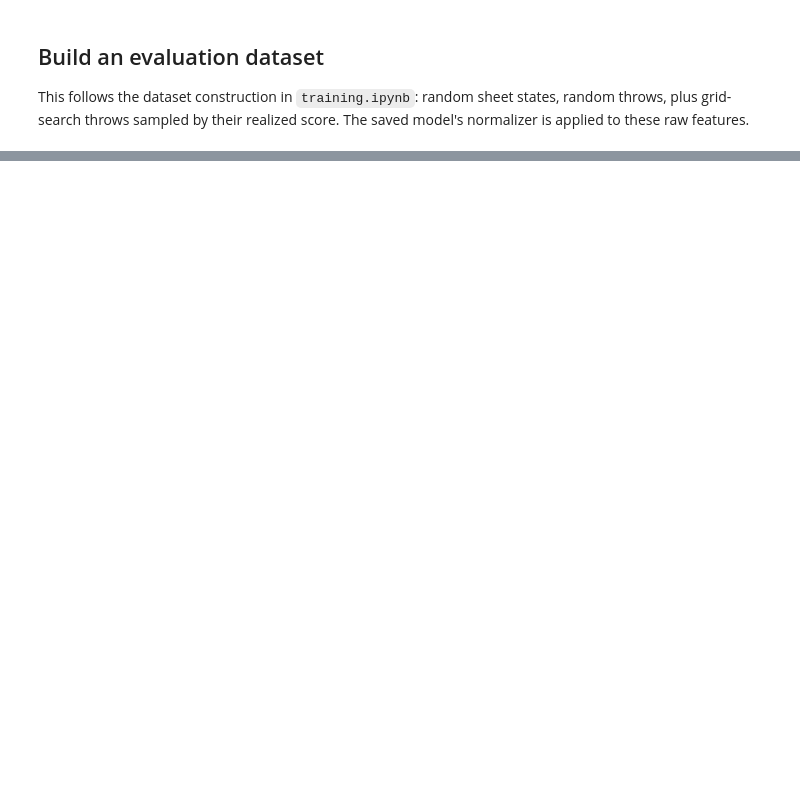
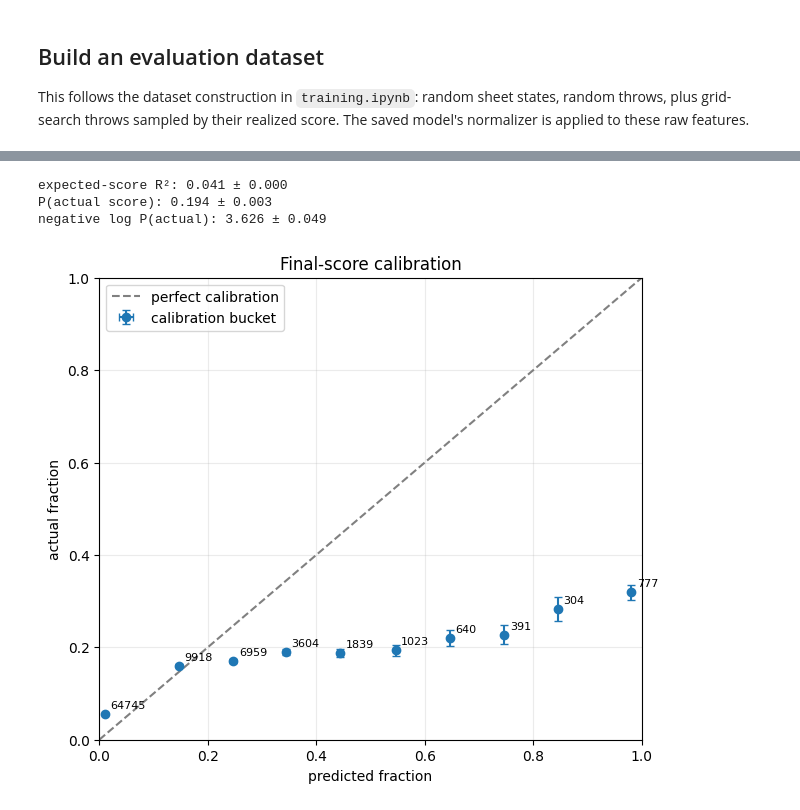
Before and after one commit to kendallzhu/curling, a Jupyter notebook: scratch/calibration_stats_demo.ipynb, the cells around one changed output, grey strips where cells are left out. Saved outputs shown, nothing was run; the diff lists cells and outputs as text; code cells hidden in the pictures; blank space fills up the shorter version.

Commit message:
fix calibration plot + add some asserts about probabilities summing to 1

```diff
--- a/scratch/calibration_stats_demo.ipynb
+++ b/scratch/calibration_stats_demo.ipynb
@@ -82,29 +96,37 @@ print(f'evaluation examples: {evaluation_data.size()}')
 # %%
-model_stats = stats.compute_stats(
+prediction_data = stats.create_prediction_dataframe(
     neural_network,
     evaluation_data,
-    score_values=np.arange(-num_stones_per_side, num_stones_per_side + 1),
+)
+model_stats = stats.compute_stats(
+    prediction_data,
     seed=2026,
 )
 
 print(f'expected-score R²: {model_stats.r_squared.value:.3f} ± {model_stats.r_squared.stderr:.3f}')
 print(f'P(actual score): {model_stats.correct_score_probability.value:.3f} ± {model_stats.correct_score_probability.stderr:.3f}')
 print(f'negative log P(actual): {model_stats.negative_log_probability.value:.3f} ± {model_stats.negative_log_probability.stderr:.3f}')
+# %% [output]
+expected-score R²: 0.041 ± 0.000
+P(actual score): 0.194 ± 0.003
+negative log P(actual): 3.626 ± 0.049
 # %%
 calibration = model_stats.calibration
-midpoints = np.array([(bucket.lower_bound + bucket.upper_bound) / 2 for bucket in calibration])
 predicted = np.array([bucket.predicted_fraction for bucket in calibration])
 observed = np.array([bucket.actual_fraction for bucket in calibration])
-stderr = np.array([bucket.predicted_stderr for bucket in calibration])
+predicted_stderr = np.array([bucket.predicted_stderr for bucket in calibration])
+observed_stderr = np.array([bucket.actual_stderr for bucket in calibration])
 counts = np.array([bucket.count for bucket in calibration])
 
 fig, ax = plt.subplots(figsize=(7, 6))
 nonempty = counts > 0
-ax.errorbar(midpoints[nonempty], observed[nonempty], yerr=stderr[nonempty], fmt='o', capsize=3, label='observed fraction')
+ax.errorbar(predicted[nonempty], observed[nonempty], xerr=predicted_stderr[nonempty], yerr=observed_stderr[nonempty], fmt='o', capsize=3, label='calibration bucket')
 ax.plot([0, 1], [0, 1], '--', color='0.5', label='perfect calibration')
-for x, y, n in zip(midpoints[nonempty], observed[nonempty], counts[nonempty]):
+for x, y, n in zip(predicted[nonempty], observed[nonempty], counts[nonempty]):
     ax.annotate(str(n), (x, y), xytext=(4, 4), textcoords='offset points', fontsize=8)
-ax.set(xlim=(0, 1), ylim=(0, 1), xlabel='predicted probability bucket', ylabel='observed event fraction', title='Final-score calibration')
+ax.set(xlim=(0, 1), ylim=(0, 1), xlabel='predicted fraction', ylabel='actual fraction', title='Final-score calibration')
 ax.grid(alpha=0.25)
 ax.legend()
 plt.show()
+# %% [output]
+[figure, added]
```
Also changed, not shown: parts of 3 cells of this notebook, 3 other files.
